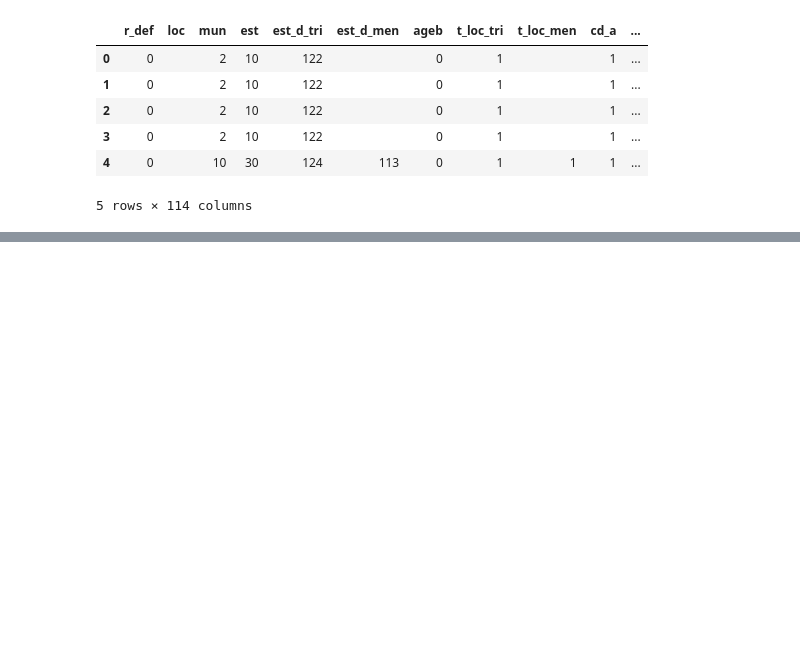
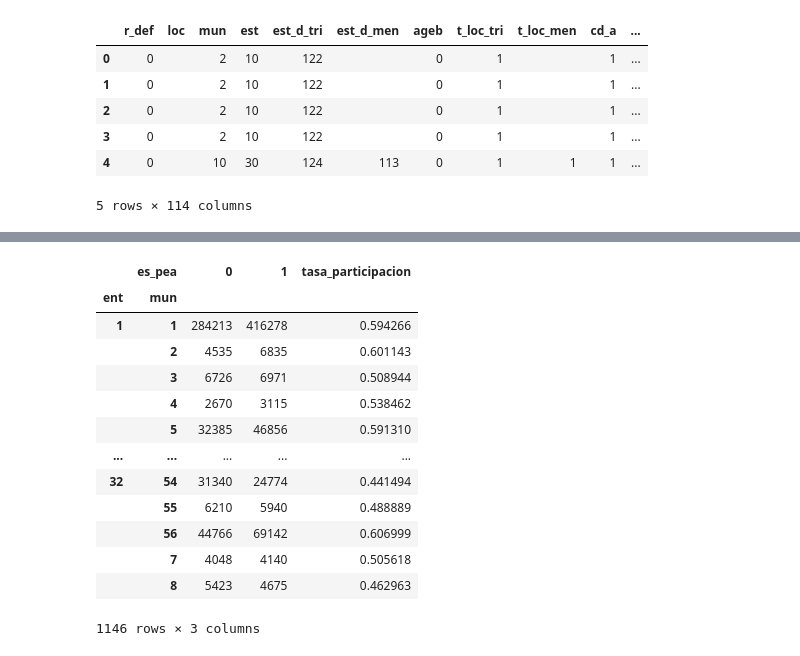
Before and after one commit to system-rowb/Data-Portfolio, a Jupyter notebook: Visualization/GEO_Informalidad_Mexico/GEO_Informalidad_Mexico.ipynb, the cells around one changed output, grey strips where cells are left out. Saved outputs shown, nothing was run; the diff lists cells and outputs as text; code cells hidden in the pictures; blank space fills up the shorter version.

```diff
--- a/Visualization/GEO_Informalidad_Mexico/GEO_Informalidad_Mexico.ipynb
+++ b/Visualization/GEO_Informalidad_Mexico/GEO_Informalidad_Mexico.ipynb
@@ -242,0 +411,37 @@ df.head()
+# %%
+# Es Población Ecónomicamente Activa
+df['es_pea'] = np.where((df['clase1'] == 1), 1, 0)
+
+# Identifica a la población de 15 y mas (menos igual 98)
+df['es_p15_y_mas'] = np.where((df['eda'] >= '15') & (df['eda'] <= '98'), 1, 0)
+
+# Debido a que existen registros con clase1 == 0, hay que filtrar
+# solo por clase1 == 1 or clase1 == 2 para poder obtener los mismos
+# calculos que en el reporte del INEGI (58.7% a nivel nacional)
+t_particip = df.query("clase1 == 1 or clase1 == 2").pivot_table(
+    index = LOC_INDEX,
+    values = 'fac_tri',
+    columns = 'es_pea',
+    aggfunc = 'sum',
+)
+
+# Define una nueva columna con la tasa de participacion
+t_particip['tasa_participacion'] = t_particip[1] / t_particip.sum(axis = 1)
+
+# Muestra el dataframe
+t_particip
+# %% [output]
+|  | es_pea | 0 | 1 | tasa_participacion |
+| ent | mun |  |  |  |
+| 1 | 1 | 284213 | 416278 | 0.594266 |
+|  | 2 | 4535 | 6835 | 0.601143 |
+|  | 3 | 6726 | 6971 | 0.508944 |
+|  | 4 | 2670 | 3115 | 0.538462 |
+|  | 5 | 32385 | 46856 | 0.591310 |
+| ... | ... | ... | ... | ... |
+| 32 | 54 | 31340 | 24774 | 0.441494 |
+|  | 55 | 6210 | 5940 | 0.488889 |
+|  | 56 | 44766 | 69142 | 0.606999 |
+|  | 7 | 4048 | 4140 | 0.505618 |
+|  | 8 | 5423 | 4675 | 0.462963 |
+1146 rows × 3 columns
```
Also changed, not shown: parts of 19 cells of this notebook.
